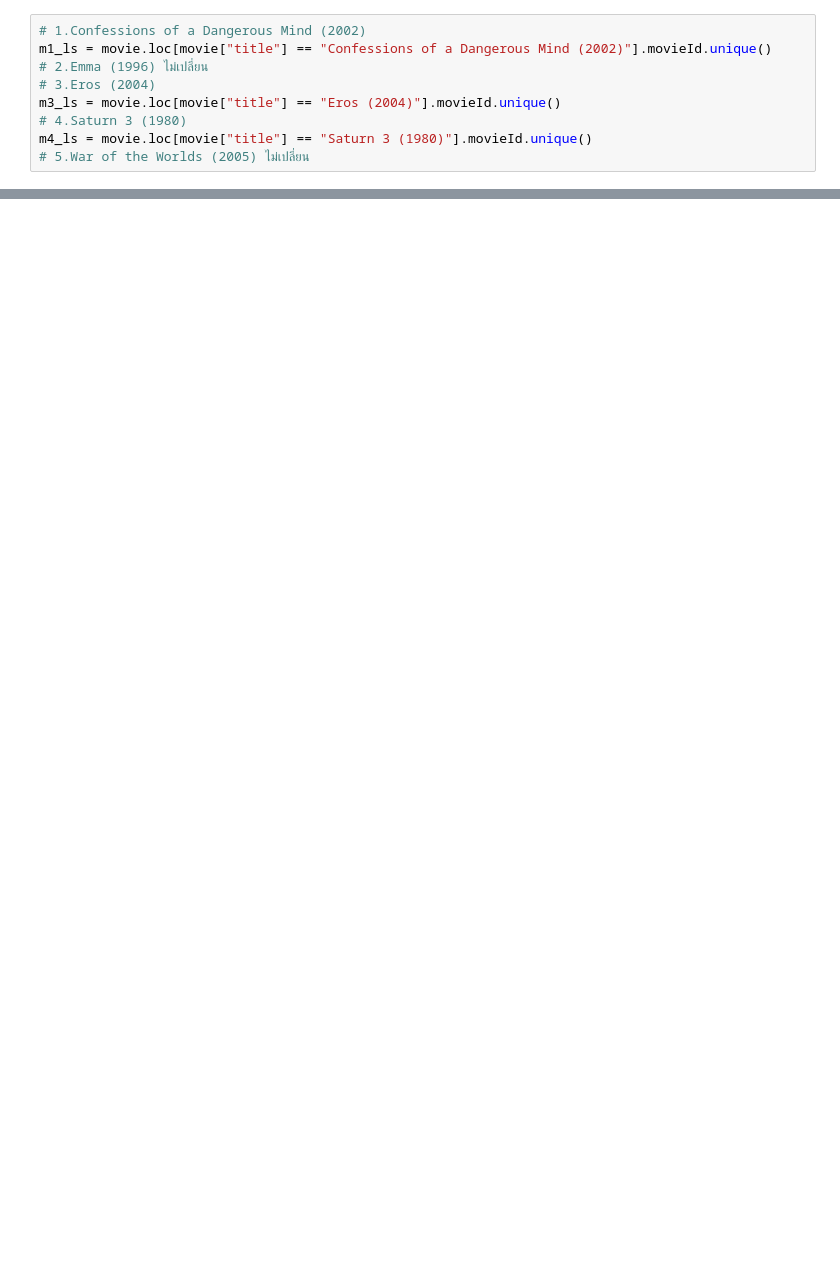
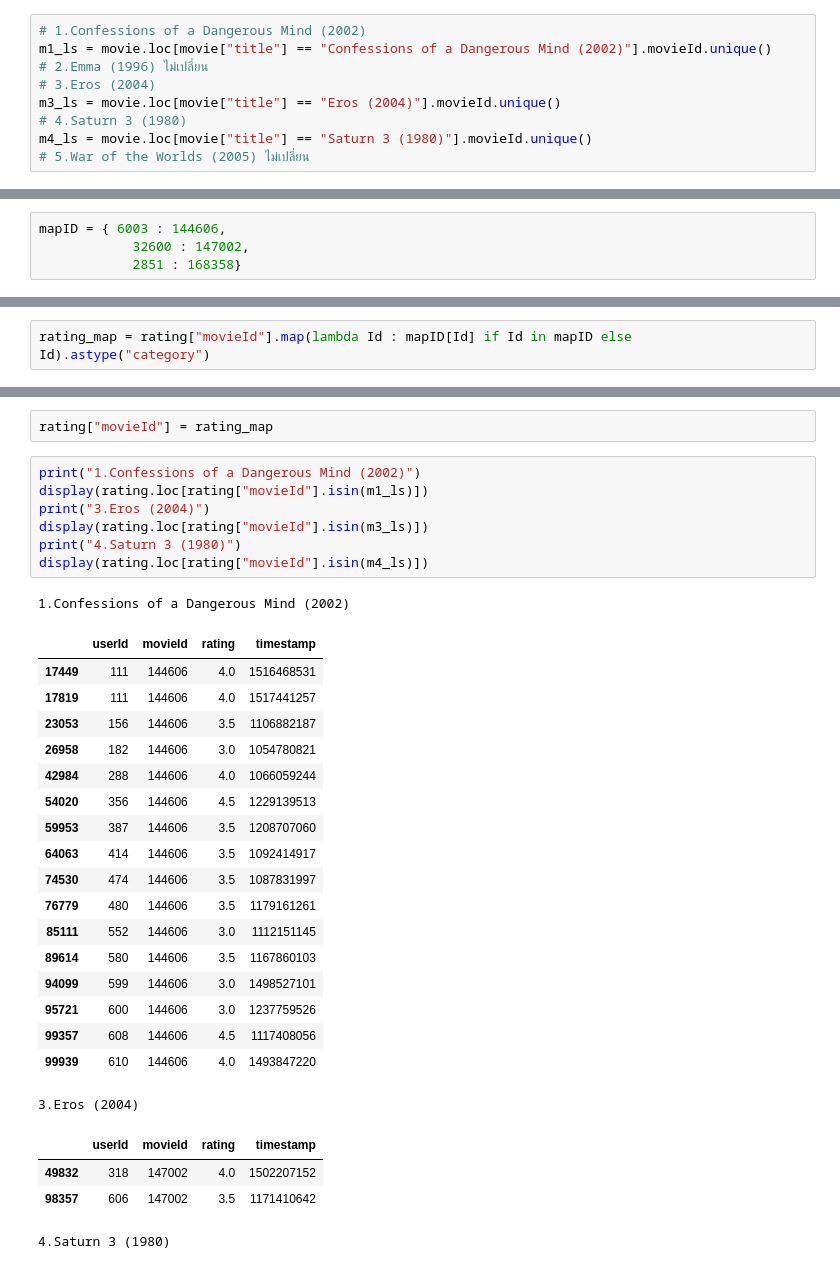
Before and after one commit to Konteerukther/movie-recommendation-project, a Jupyter notebook: Data-Proj.ipynb, the cells around one changed output, grey strips where cells are left out. Saved outputs shown, nothing was run; the diff lists cells and outputs as text; blank space fills up the shorter version.

```diff
--- a/Data-Proj.ipynb
+++ b/Data-Proj.ipynb
@@ -510,0 +493,4 @@ rating.loc[rating["movieId"].isin(m4_ls)]
+# %%
+mapID = { 6003 : 144606,
+            32600 : 147002,
+            2851 : 168358}
@@ -510,0 +536,2 @@ rating.loc[rating["movieId"].isin(m4_ls)]
+# %%
+rating_map = rating["movieId"].map(lambda Id : mapID[Id] if Id in mapID else Id).astype("category")
@@ -510,0 +554,33 @@ rating.loc[rating["movieId"].isin(m4_ls)]
+# %%
+rating["movieId"] = rating_map
+# %%
+print("1.Confessions of a Dangerous Mind (2002)")
+display(rating.loc[rating["movieId"].isin(m1_ls)])
+print("3.Eros (2004)")
+display(rating.loc[rating["movieId"].isin(m3_ls)])
+print("4.Saturn 3 (1980)")
+display(rating.loc[rating["movieId"].isin(m4_ls)])
+# %% [output]
+1.Confessions of a Dangerous Mind (2002)
+|  | userId | movieId | rating | timestamp |
+| 17449 | 111 | 144606 | 4.0 | 1516468531 |
+| 17819 | 111 | 144606 | 4.0 | 1517441257 |
+| 23053 | 156 | 144606 | 3.5 | 1106882187 |
+| 26958 | 182 | 144606 | 3.0 | 1054780821 |
+| 42984 | 288 | 144606 | 4.0 | 1066059244 |
+| 54020 | 356 | 144606 | 4.5 | 1229139513 |
+| 59953 | 387 | 144606 | 3.5 | 1208707060 |
+| 64063 | 414 | 144606 | 3.5 | 1092414917 |
+| 74530 | 474 | 144606 | 3.5 | 1087831997 |
+| 76779 | 480 | 144606 | 3.5 | 1179161261 |
+| 85111 | 552 | 144606 | 3.0 | 1112151145 |
+| 89614 | 580 | 144606 | 3.5 | 1167860103 |
+| 94099 | 599 | 144606 | 3.0 | 1498527101 |
+| 95721 | 600 | 144606 | 3.0 | 1237759526 |
+| 99357 | 608 | 144606 | 4.5 | 1117408056 |
+| 99939 | 610 | 144606 | 4.0 | 1493847220 |
+3.Eros (2004)
+|  | userId | movieId | rating | timestamp |
+| 49832 | 318 | 147002 | 4.0 | 1502207152 |
+| 98357 | 606 | 147002 | 3.5 | 1171410642 |
+4.Saturn 3 (1980)
```
Also changed, not shown: parts of 26 cells of this notebook.
